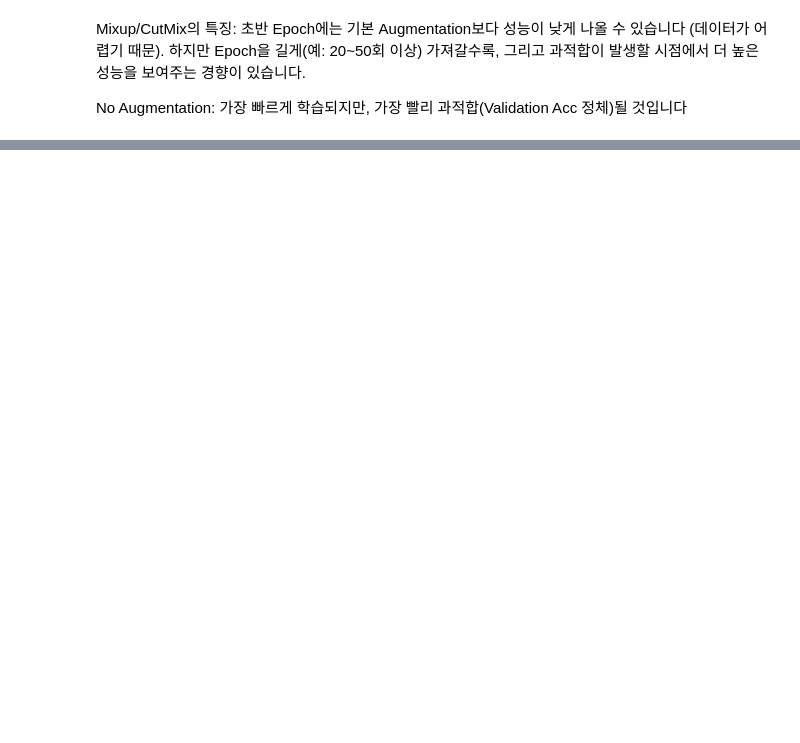
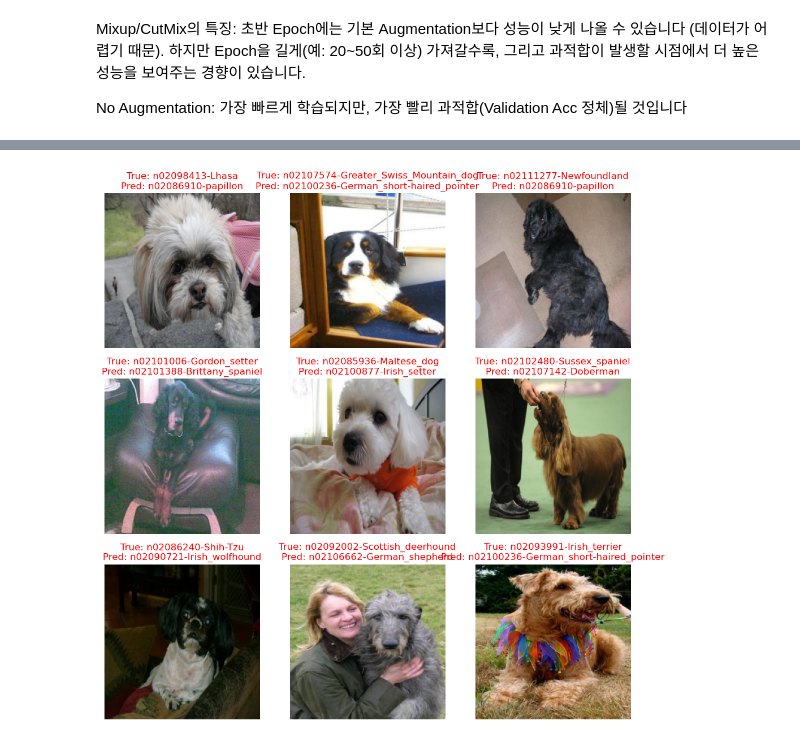
Before and after one commit to haji8-de/AIFFEL_quest_rs, a Jupyter notebook: Exploration/Ex04/upgrade-Copy1.ipynb, the cells around one changed output, grey strips where cells are left out. Drawn from its saved outputs; the diff is of its cells as text; code cells hidden in the pictures; blank space fills up the shorter version.

```diff
--- a/Exploration/Ex04/upgrade-Copy1.ipynb
+++ b/Exploration/Ex04/upgrade-Copy1.ipynb
@@ -445,5 +497,11 @@ def display_predictions(loader, model, class_names, device, n_images=9):
 # %%
 # display_predictions(test_loader, resnet50, ds_info["class_names"], device, n_images=9)
 # %%
+# 1. 모델을 현재 설정된 device(cuda)로 이동시킵니다.
+resnet50 = resnet50.to(device)
+
+# 2. 이제 함수를 호출합니다.
 display_predictions(test_loader, resnet50, ds_info["class_names"], device, n_images=9)
+# %% [output]
+[figure, added]
 # %%
```
Also changed, not shown: parts of 16 cells of this notebook.
